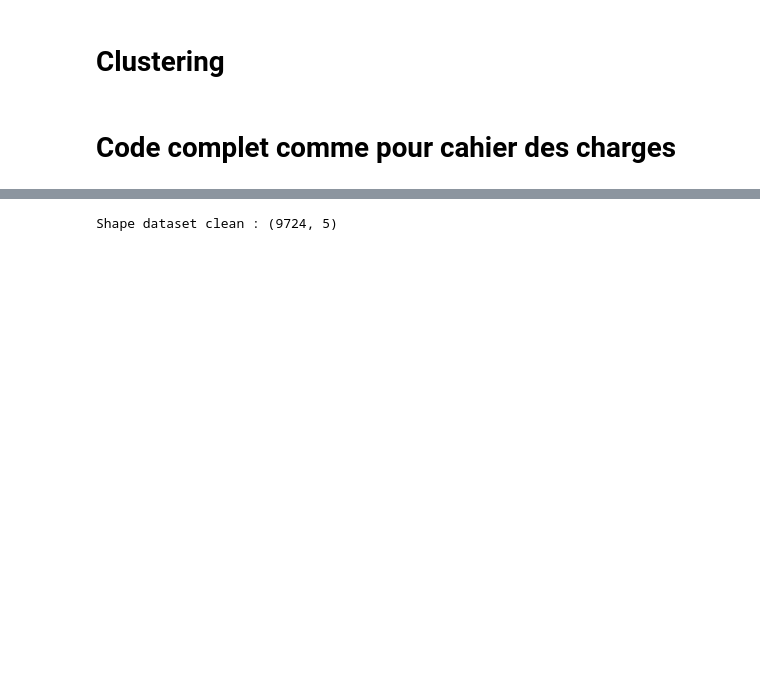
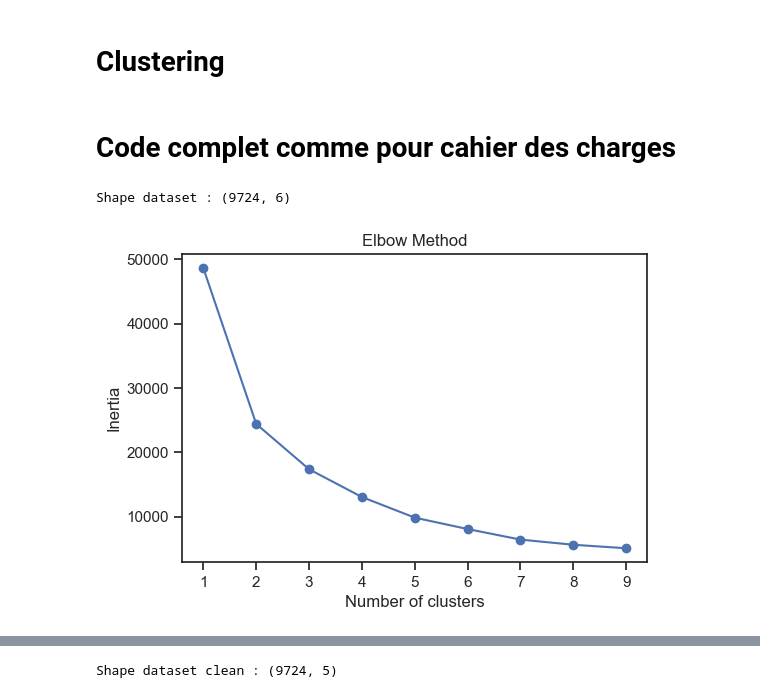
Before and after one commit to Test123599/ECOML, a Jupyter notebook: TpStandard - Copie.ipynb, the cells around one changed output, grey strips where cells are left out. Drawn from its saved outputs; the diff is of its cells as text; code cells hidden in the pictures; blank space fills up the shorter version.

Commit message:
clustering

```diff
--- a/TpStandard - Copie.ipynb
+++ b/TpStandard - Copie.ipynb
@@ -2630,3 +2630,65 @@ plt.show()
 # Clustering
 # %% [markdown]
 # Code complet comme pour cahier des charges
+# %%
+import pandas as pd
+import numpy as np
+import matplotlib.pyplot as plt
+import seaborn as sns
+
+from sklearn.preprocessing import StandardScaler
+from sklearn.cluster import KMeans
+from sklearn.decomposition import PCA
+from sklearn.metrics import silhouette_score
+
+cols = ["Poids", "Volume", "Conductivite", "Opacite", "Rigidite","Categorie"]
+
+df_clean = df[cols].dropna().copy()
+
+print("Shape dataset :", df_clean.shape)
+# %% [output]
+Shape dataset : (9724, 6)
+# %%
+df_clean["Density"] = df_clean["Poids"] / df_clean["Volume"]
+
+df_clean["Conductivity_type"] = np.where(
+    df_clean["Conductivite"] > df_clean["Conductivite"].median(),
+    "Conducteur", "Isolant"
+)
+
+df_clean["Opacity_type"] = np.where(
+    df_clean["Opacite"] > df_clean["Opacite"].median(),
+    "Opaque", "Transparent"
+)
+
+df_clean["Rigidity_type"] = np.where(
+    df_clean["Rigidite"] > df_clean["Rigidite"].median(),
+    "Rigide", "Flexible"
+)
+# %%
+features = [
+    "Poids", "Volume", "Density",
+    "Conductivite", "Opacite", "Rigidite"
+]
+
+X = df_clean[features]
+# %%
+scaler = StandardScaler()
+X_scaled = scaler.fit_transform(X)
+# %%
+inertia = []
+K_range = range(1, 10)
+
+for k in K_range:
+    kmeans = KMeans(n_clusters=k, random_state=42, n_init=10)
+    kmeans.fit(X_scaled)
+    inertia.append(kmeans.inertia_)
+
+plt.figure(figsize=(6,4))
+plt.plot(K_range, inertia, marker='o')
+plt.title("Elbow Method")
+plt.xlabel("Number of clusters")
+plt.ylabel("Inertia")
+plt.show()
+# %% [output]
+[figure, added]
```
Also changed, not shown: parts of 12 cells of this notebook.
